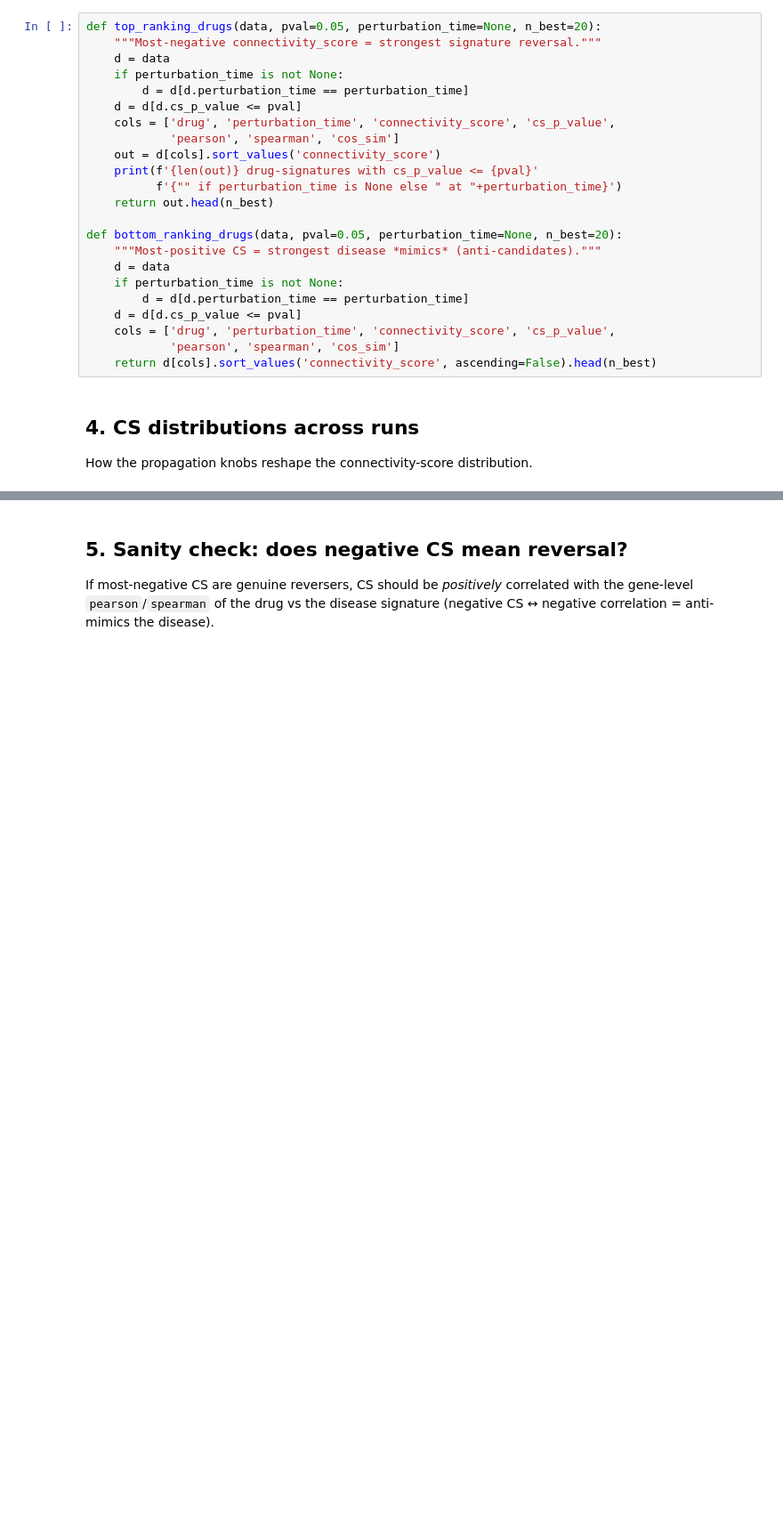
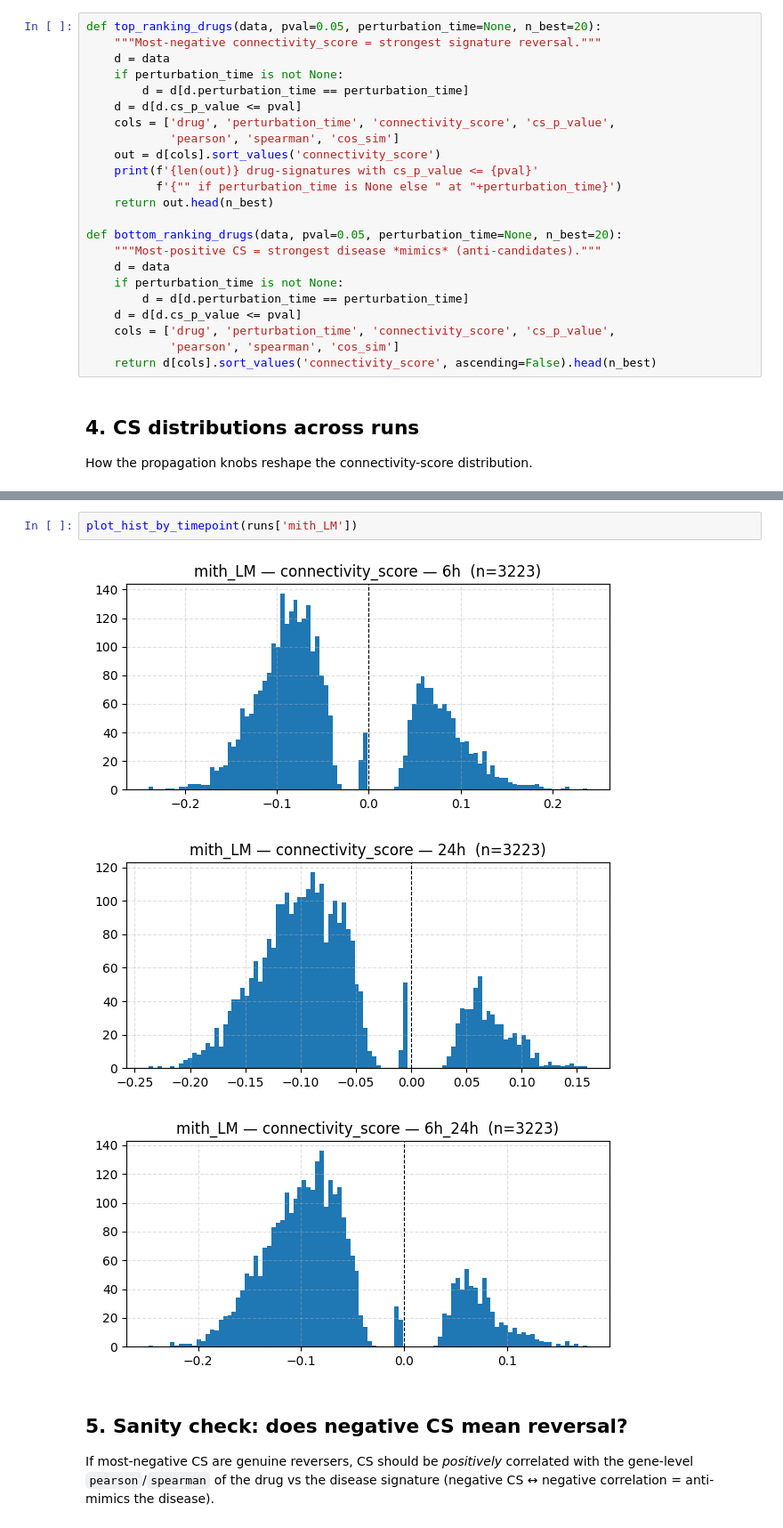
Before and after one commit to knowmics-lab/netcos, a Jupyter notebook: data_exploration/data_exploration_als_NYGC_CS_and_rankings.ipynb, the cells around one changed output, grey strips where cells are left out. Shown at 89% size. Saved outputs shown, nothing was run; the diff lists cells and outputs as text; blank space fills up the shorter version.

```diff
--- a/data_exploration/data_exploration_als_NYGC_CS_and_rankings.ipynb
+++ b/data_exploration/data_exploration_als_NYGC_CS_and_rankings.ipynb
@@ -358,3 +468,9 @@ plot_hist_by_timepoint(runs['mith_pw'])
+# %%
+plot_hist_by_timepoint(runs['mith_LM'])
+# %% [output]
+[figure, added]
+[figure, added]
+[figure, added]
 # %% [markdown]
 ## 5. Sanity check: does negative CS mean reversal?
 
```
Also changed, not shown: parts of 21 cells of this notebook, 4 other files.
